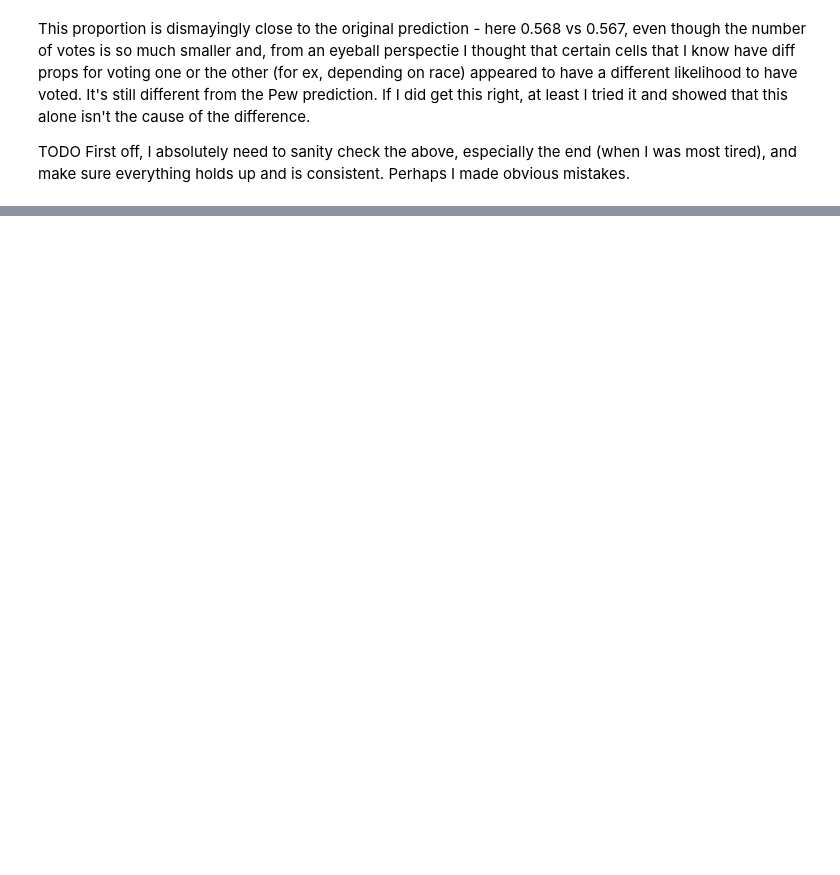
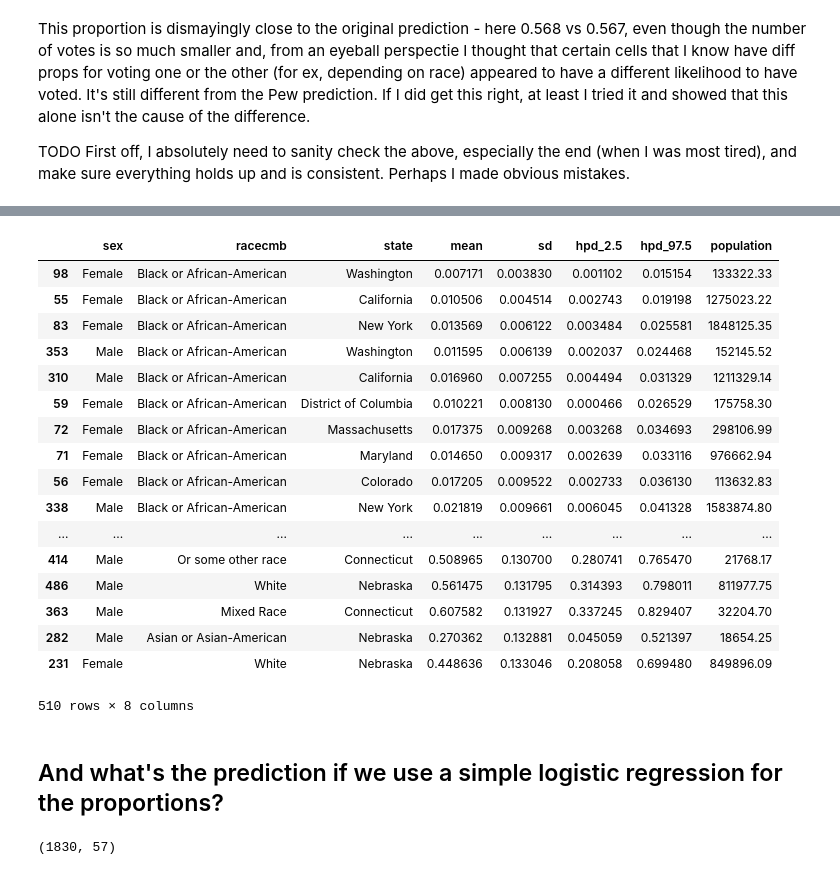
Before and after one commit to aenfield/Data512, a Jupyter notebook: project/MRP_Presidential_Election_2016.ipynb, the cells around one changed output, grey strips where cells are left out. Saved outputs shown, nothing was run; the diff lists cells and outputs as text; code cells hidden in the pictures; blank space fills up the shorter version.

```diff
--- a/project/MRP_Presidential_Election_2016.ipynb
+++ b/project/MRP_Presidential_Election_2016.ipynb
@@ -712,0 +739,27 @@ TODO First off, I absolutely need to sanity check the above, especially the end
+# %%
+all_cells_with_results_and_adj_voted_data[['sex','racecmb','state','mean','sd','hpd_2.5','hpd_97.5','population']].sort_values(['sd'])
+# %% [output]
+|  | sex | racecmb | state | mean | sd | hpd_2.5 | hpd_97.5 | population |
+| 98 | Female | Black or African-American | Washington | 0.007171 | 0.003830 | 0.001102 | 0.015154 | 133322.33 |
+| 55 | Female | Black or African-American | California | 0.010506 | 0.004514 | 0.002743 | 0.019198 | 1275023.22 |
+| 83 | Female | Black or African-American | New York | 0.013569 | 0.006122 | 0.003484 | 0.025581 | 1848125.35 |
+| 353 | Male | Black or African-American | Washington | 0.011595 | 0.006139 | 0.002037 | 0.024468 | 152145.52 |
+| 310 | Male | Black or African-American | California | 0.016960 | 0.007255 | 0.004494 | 0.031329 | 1211329.14 |
+| 59 | Female | Black or African-American | District of Columbia | 0.010221 | 0.008130 | 0.000466 | 0.026529 | 175758.30 |
+| 72 | Female | Black or African-American | Massachusetts | 0.017375 | 0.009268 | 0.003268 | 0.034693 | 298106.99 |
+| 71 | Female | Black or African-American | Maryland | 0.014650 | 0.009317 | 0.002639 | 0.033116 | 976662.94 |
+| 56 | Female | Black or African-American | Colorado | 0.017205 | 0.009522 | 0.002733 | 0.036130 | 113632.83 |
+| 338 | Male | Black or African-American | New York | 0.021819 | 0.009661 | 0.006045 | 0.041328 | 1583874.80 |
+| ... | ... | ... | ... | ... | ... | ... | ... | ... |
+| 414 | Male | Or some other race | Connecticut | 0.508965 | 0.130700 | 0.280741 | 0.765470 | 21768.17 |
+| 486 | Male | White | Nebraska | 0.561475 | 0.131795 | 0.314393 | 0.798011 | 811977.75 |
+| 363 | Male | Mixed Race | Connecticut | 0.607582 | 0.131927 | 0.337245 | 0.829407 | 32204.70 |
+| 282 | Male | Asian or Asian-American | Nebraska | 0.270362 | 0.132881 | 0.045059 | 0.521397 | 18654.25 |
+| 231 | Female | White | Nebraska | 0.448636 | 0.133046 | 0.208058 | 0.699480 | 849896.09 |
+510 rows × 8 columns
+# %% [markdown]
+## And what's the prediction if we use a simple logistic regression for the proportions?
+# %%
+d_only_dummies.shape
+# %% [output]
+(1830, 57)
```
Also changed, not shown: parts of 22 cells of this notebook, 1 other file.
